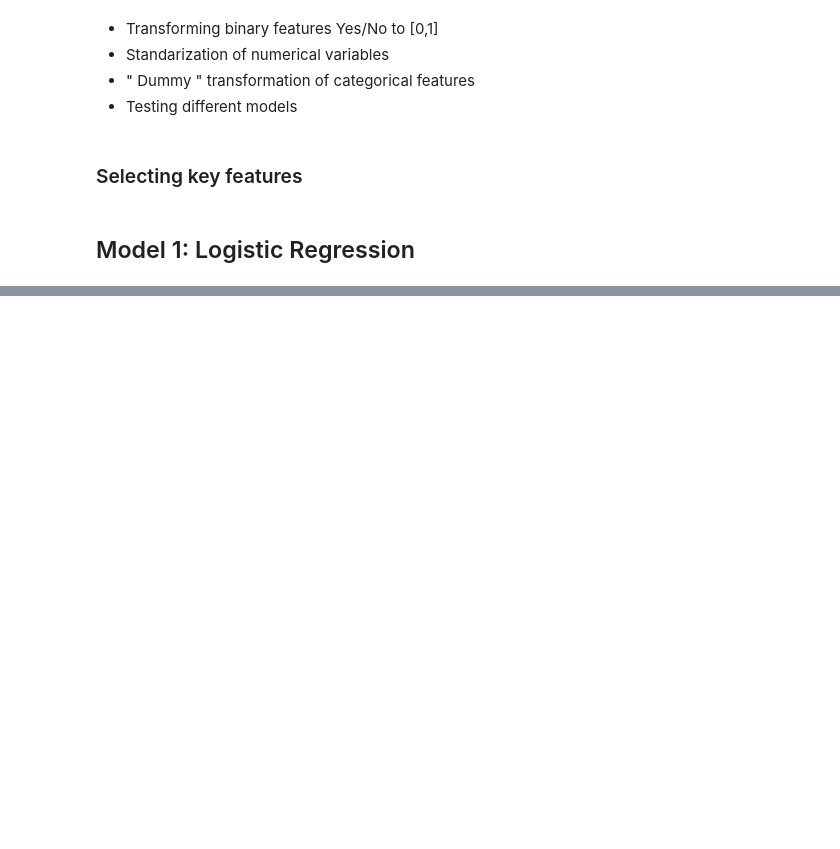
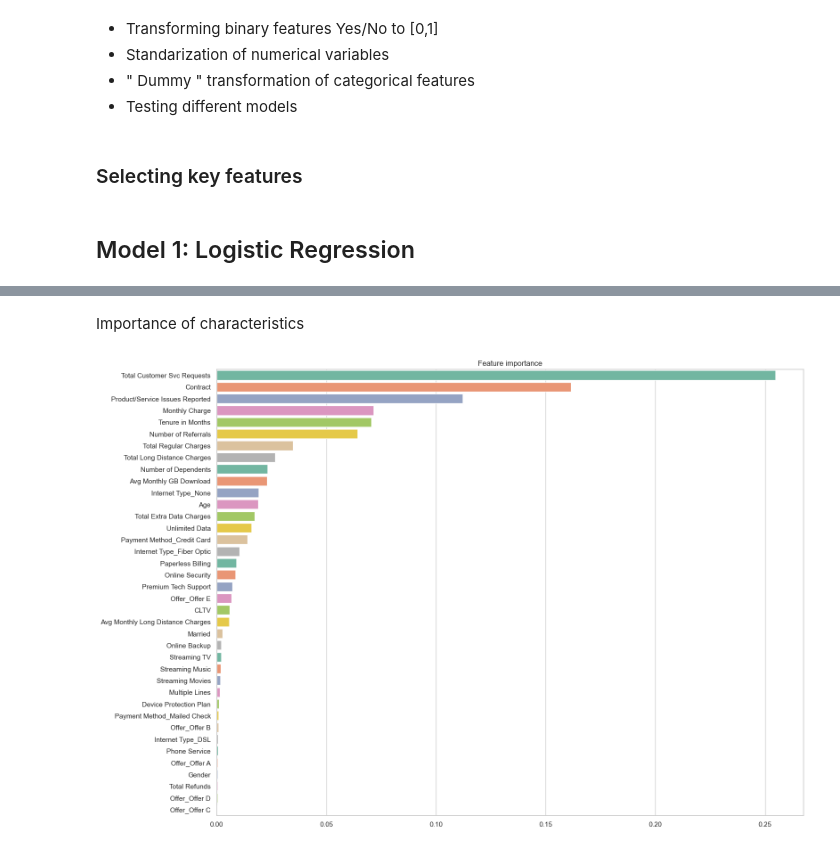
Before and after one commit to carolinariveraa/TelcoChurn, a Jupyter notebook: telco.ipynb, the cells around one changed output, grey strips where cells are left out. Drawn from its saved outputs; the diff is of its cells as text; code cells hidden in the pictures; blank space fills up the shorter version.

```diff
--- a/telco.ipynb
+++ b/telco.ipynb
@@ -646,0 +678,9 @@ plt.show()
+# %%
+contract_mapping = {
+    'Two Year': 2,
+    'One Year': 1,
+    'Month-to-Month': 0
+}
+
+# Aplicar el mapeo a la columna "Contract"
+dfXGB['Contract'] = dfXGB['Contract'].map(contract_mapping)
@@ -646,0 +718,3 @@ plt.show()
+# %%
+columns_to_dummy = ["Payment Method", "Internet Type", "Offer"]
+dfXGB = pd.get_dummies(dfXGB, columns=columns_to_dummy, drop_first=True)
@@ -646,0 +745,6 @@ plt.show()
+# %%
+X = dfXGB.drop('Churn Value', axis=1)
+y = dfXGB['Churn Value']
+# %%
+from sklearn.model_selection import train_test_split
+X_train, X_test, y_train, y_test = train_test_split(X, y, stratify=y, test_size = 0.25, random_state = 42)
@@ -646,0 +775,14 @@ plt.show()
+# %% [markdown]
+Importance of characteristics
+# %%
+from sklearn.ensemble import RandomForestClassifier
+
+clf = RandomForestClassifier(max_depth=6, min_samples_leaf=5, min_samples_split=3, n_estimators=10000, random_state=42)
+clf = clf.fit(X_train, y_train)
+
+fimp = pd.Series(data=clf.feature_importances_, index=X_train.columns).sort_values(ascending=False)
+plt.figure(figsize=(17,13))
+plt.title("Feature importance")
+ax = sns.barplot(y=fimp.index, x=fimp.values, palette=palette, orient='h')
+# %% [output]
+[figure, added]
```
Also changed, not shown: parts of 40 cells of this notebook.
